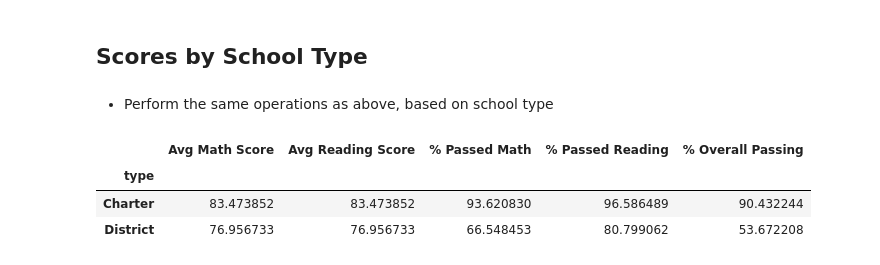
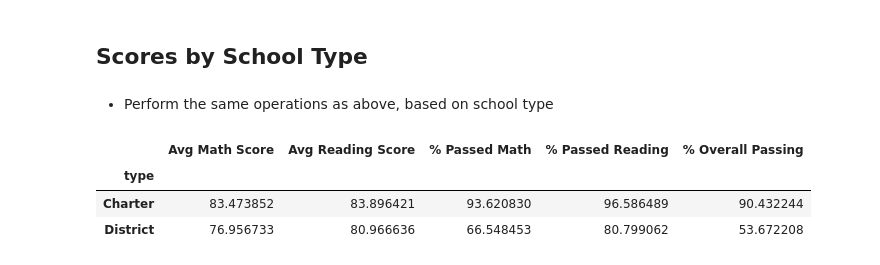
Before and after one commit to thomasipe/pandas-challenge, a Jupyter notebook: PyCitySchools/PyCitySchools_starter.ipynb, the cells around one changed output. Cells and saved outputs as stored; diff of their text form; code cells hidden in the pictures.

```diff
--- a/PyCitySchools/PyCitySchools_starter.ipynb
+++ b/PyCitySchools/PyCitySchools_starter.ipynb
@@ -437,18 +430,18 @@ size_df
 # %%
 # No bins needed for this section. Just group by type
 
 t_df = ssf_df2.groupby(['type']).mean()
 
 
 type_df = pd.DataFrame({"Avg Math Score": t_df["Avg Math Score"],
-                   "Avg Reading Score": t_df["Avg Math Score"],
+                   "Avg Reading Score": t_df["Avg Reading Score"],
                    "% Passed Math": t_df["% Passed Math"],
                    "% Passed Reading": t_df["% Passed Reading"],
                    "% Overall Passing": t_df["% Overall Passing"]})
 
 type_df
 # %% [output]
 |  | Avg Math Score | Avg Reading Score | % Passed Math | % Passed Reading | % Overall Passing |
 | type |  |  |  |  |  |
-| Charter | 83.473852 | 83.473852 | 93.620830 | 96.586489 | 90.432244 |
-| District | 76.956733 | 76.956733 | 66.548453 | 80.799062 | 53.672208 |
+| Charter | 83.473852 | 83.896421 | 93.620830 | 96.586489 | 90.432244 |
+| District | 76.956733 | 80.966636 | 66.548453 | 80.799062 | 53.672208 |
```
Also changed, not shown: parts of 5 cells of this notebook, 2 other files.
